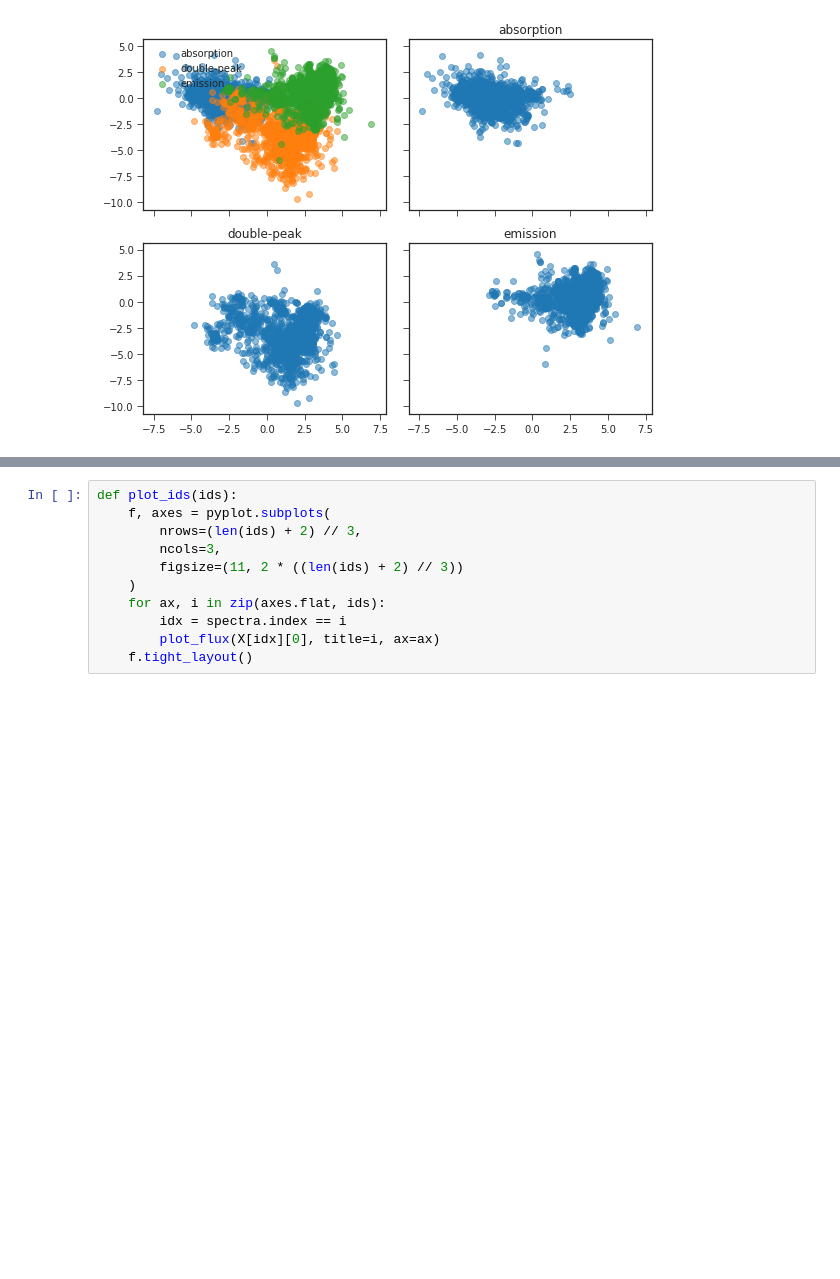
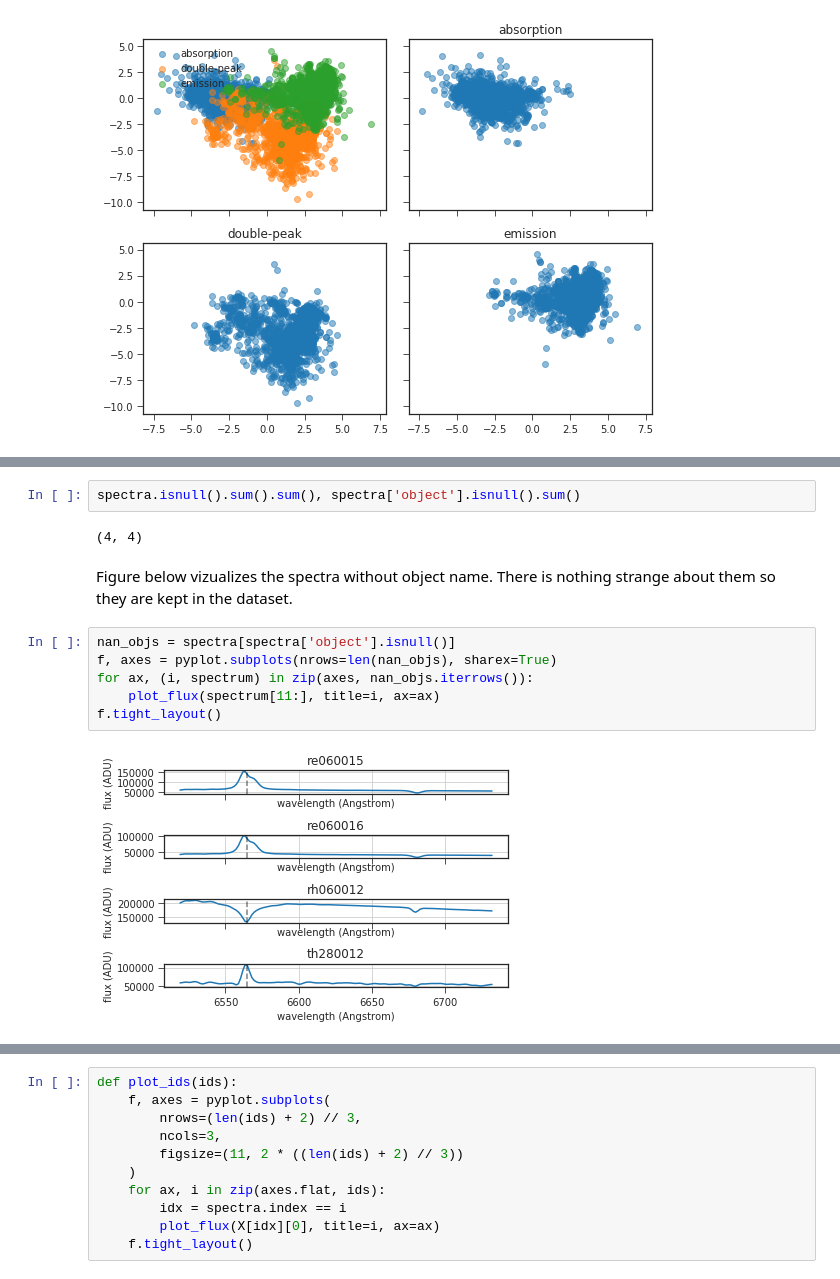
Before and after one commit to podondra/ondrejov-preprocessing, a Jupyter notebook: ondrejov-preprocessing.ipynb, the cells around one changed output, grey strips where cells are left out. Drawn from its saved outputs; the diff is of its cells as text; blank space fills up the shorter version.

```diff
--- a/ondrejov-preprocessing.ipynb
+++ b/ondrejov-preprocessing.ipynb
@@ -358,0 +382,16 @@ Describe the interactive workflow.
+# %%
+spectra.isnull().sum().sum(), spectra['object'].isnull().sum()
+# %% [output]
+(4, 4)
+# %% [markdown]
+Figure below vizualizes the spectra without object name.
+There is nothing strange about them
+so they are kept in the dataset.
+# %%
+nan_objs = spectra[spectra['object'].isnull()]
+f, axes = pyplot.subplots(nrows=len(nan_objs), sharex=True)
+for ax, (i, spectrum) in zip(axes, nan_objs.iterrows()):
+    plot_flux(spectrum[11:], title=i, ax=ax)
+f.tight_layout()
+# %% [output]
+[figure, added]
```
Also changed, not shown: parts of 16 cells of this notebook.
